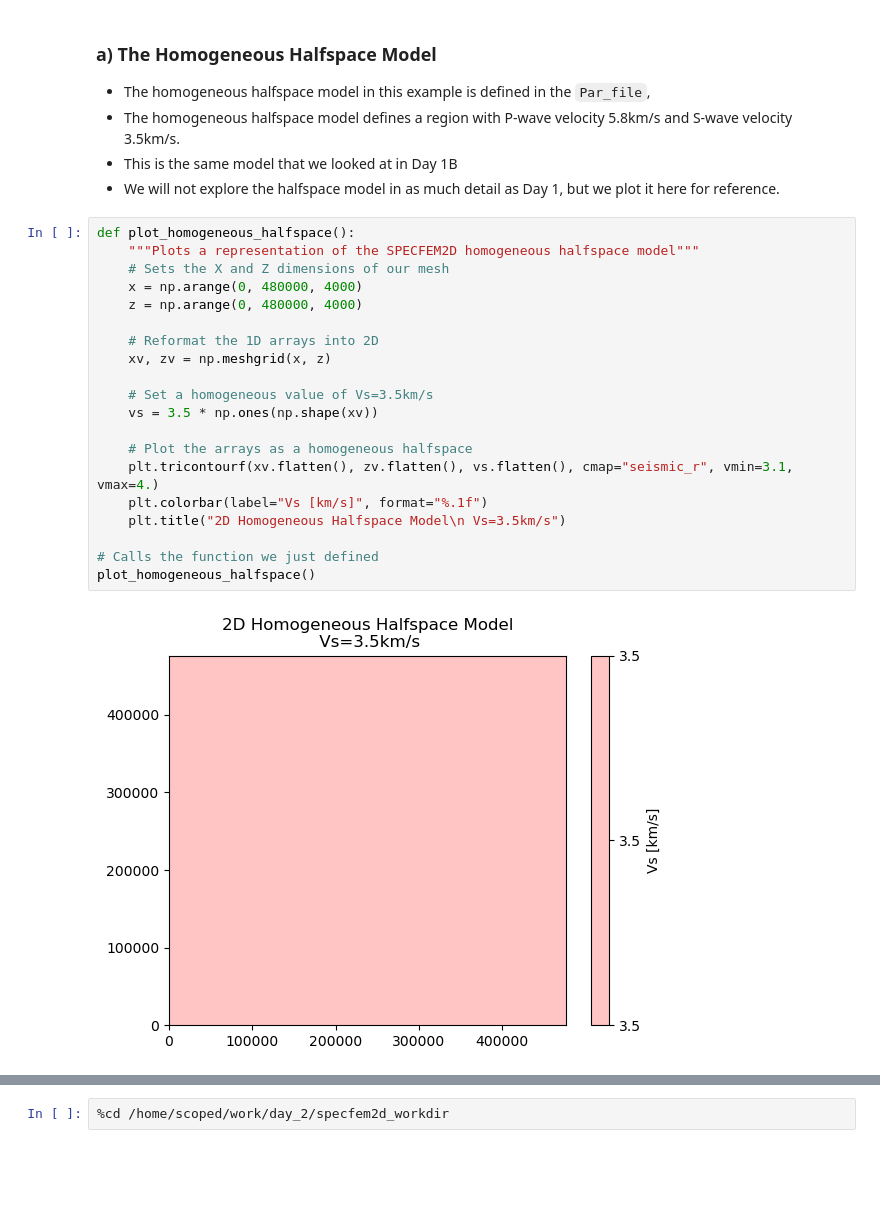
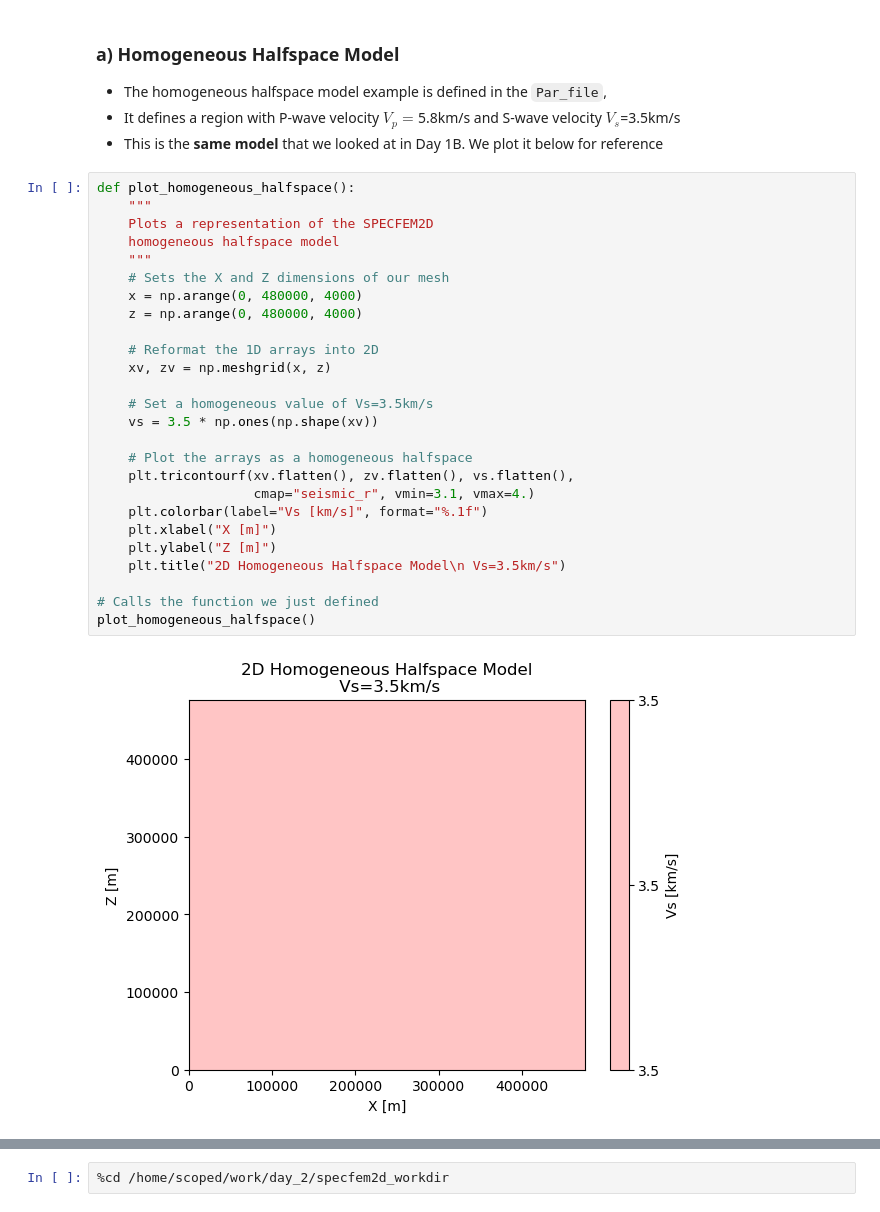
Before and after one commit to adjtomo/adjdocs, a Jupyter notebook: workshops/2022-10-05_specfem_users/completed_notebooks/day_2a_kernels.ipynb, the cells around one changed output, grey strips where cells are left out. Saved outputs shown, nothing was run; the diff lists cells and outputs as text; blank space fills up the shorter version.

```diff
--- a/workshops/2022-10-05_specfem_users/completed_notebooks/day_2a_kernels.ipynb
+++ b/workshops/2022-10-05_specfem_users/completed_notebooks/day_2a_kernels.ipynb
@@ -84,30 +77,35 @@ bin  DATA  OUTPUT_FILES
 # %% [markdown]
-### a) The Homogeneous Halfspace Model
+### a) Homogeneous Halfspace Model
 
-- The homogeneous halfspace model in this example is defined in the `Par_file`,
-- The homogeneous halfspace model defines a region with P-wave velocity 5.8km/s and S-wave velocity 3.5km/s.
-- This is the same model that we looked at in Day 1B
-- We will not explore the halfspace model in as much detail as Day 1, but we plot it here for reference.
+- The homogeneous halfspace model example is defined in the `Par_file`,
+- It defines a region with P-wave velocity $V_p=$5.8km/s and S-wave velocity $V_s$=3.5km/s
+- This is the **same model** that we looked at in Day 1B. We plot it below for reference
 # %%
 def plot_homogeneous_halfspace():
-    """Plots a representation of the SPECFEM2D homogeneous halfspace model"""
+    """
+    Plots a representation of the SPECFEM2D
+    homogeneous halfspace model
+    """
     # Sets the X and Z dimensions of our mesh
     x = np.arange(0, 480000, 4000)
     z = np.arange(0, 480000, 4000)
 
     # Reformat the 1D arrays into 2D
     xv, zv = np.meshgrid(x, z)
 
     # Set a homogeneous value of Vs=3.5km/s
     vs = 3.5 * np.ones(np.shape(xv))
 
     # Plot the arrays as a homogeneous halfspace
-    plt.tricontourf(xv.flatten(), zv.flatten(), vs.flatten(), cmap="seismic_r", vmin=3.1, vmax=4.)
+    plt.tricontourf(xv.flatten(), zv.flatten(), vs.flatten(),
+                    cmap="seismic_r", vmin=3.1, vmax=4.)
     plt.colorbar(label="Vs [km/s]", format="%.1f")
+    plt.xlabel("X [m]")
+    plt.ylabel("Z [m]")
     plt.title("2D Homogeneous Halfspace Model\n Vs=3.5km/s")
 
 # Calls the function we just defined
 plot_homogeneous_halfspace()
 # %% [output]
-[figure, old version]
+[figure, new version]
 # %% [markdown]
```
Also changed, not shown: parts of 68 cells of this notebook, 5 other files.
